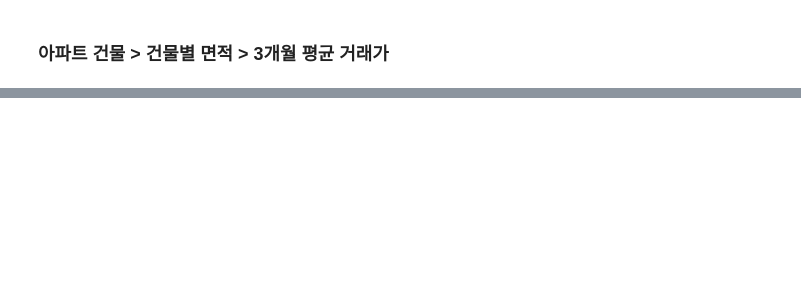
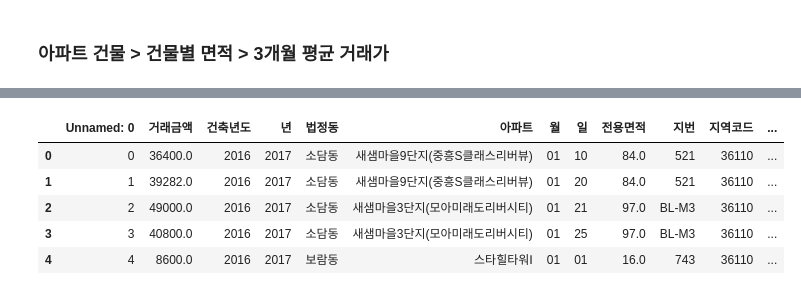
Before and after one commit to metterian/sejong-house-market-analyse, a Jupyter notebook: 전유부_아파트_정리.ipynb, the cells around one changed output, grey strips where cells are left out. Cells and saved outputs as stored; diff of their text form; code cells hidden in the pictures; blank space fills up the shorter version.

```diff
--- a/전유부_아파트_정리.ipynb
+++ b/전유부_아파트_정리.ipynb
@@ -101,0 +103,19 @@ bid_null.tail(30)
+# %%
+apt_trd = pd.read_csv('data/apt_trd.csv')
+apt_trd['거래금액'] = apt_trd['거래금액'].str.replace(',','').astype(float)
+apt_trd['아파트'] =apt_trd['아파트'].str.replace(' ','').astype(str)
+apt_trd['전용면적'] = np.trunc(apt_trd['전용면적'])
+apt_trd['월'] = apt_trd['월'].astype(str).str.zfill(2)
+apt_trd['일'] = apt_trd['일'].astype(str).str.zfill(2)
+
+apt_trd['계약일자'] = apt_trd['년'].astype(str) + apt_trd['월'] + apt_trd['일']
+apt_trd['계약일자'] = pd.to_datetime(apt_trd['계약일자'], format='%Y%m%d')
+
+apt_trd.head()
+# %% [output]
+|  | Unnamed: 0 | 거래금액 | 건축년도 | 년 | 법정동 | 아파트 | 월 | 일 | 전용면적 | 지번 | 지역코드 | ... |
+| 0 | 0 | 36400.0 | 2016 | 2017 | 소담동 | 새샘마을9단지(중흥S클래스리버뷰) | 01 | 10 | 84.0 | 521 | 36110 | ... |
+| 1 | 1 | 39282.0 | 2016 | 2017 | 소담동 | 새샘마을9단지(중흥S클래스리버뷰) | 01 | 20 | 84.0 | 521 | 36110 | ... |
+| 2 | 2 | 49000.0 | 2016 | 2017 | 소담동 | 새샘마을3단지(모아미래도리버시티) | 01 | 21 | 97.0 | BL-M3 | 36110 | ... |
+| 3 | 3 | 40800.0 | 2016 | 2017 | 소담동 | 새샘마을3단지(모아미래도리버시티) | 01 | 25 | 97.0 | BL-M3 | 36110 | ... |
+| 4 | 4 | 8600.0 | 2016 | 2017 | 보람동 | 스타힐타워Ⅰ | 01 | 01 | 16.0 | 743 | 36110 | ... |
```
Also changed, not shown: parts of 26 cells of this notebook.
